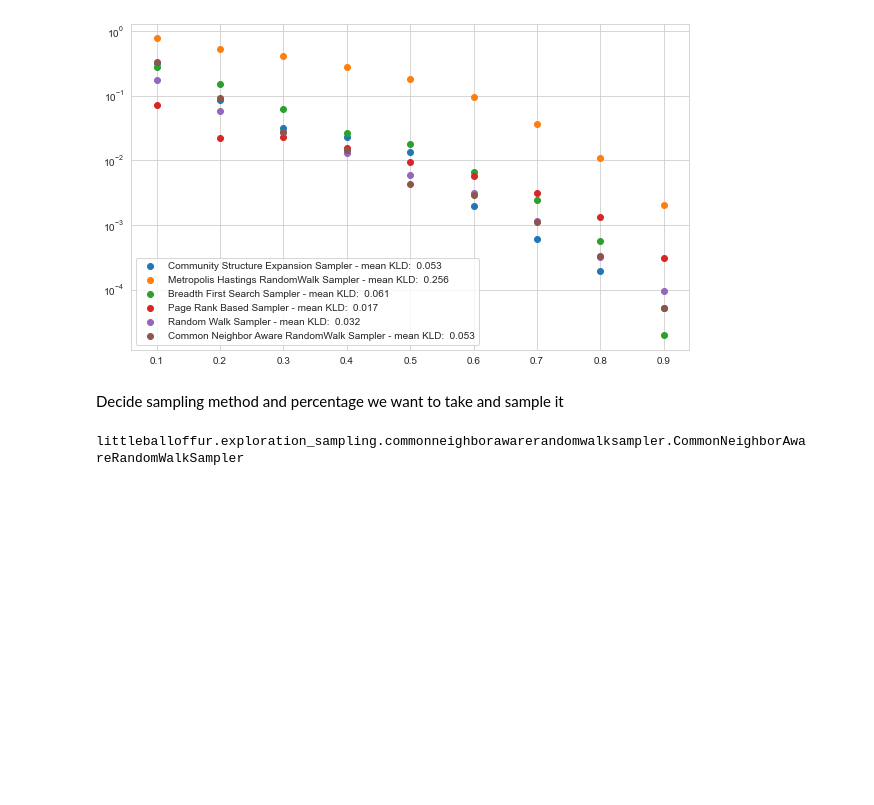
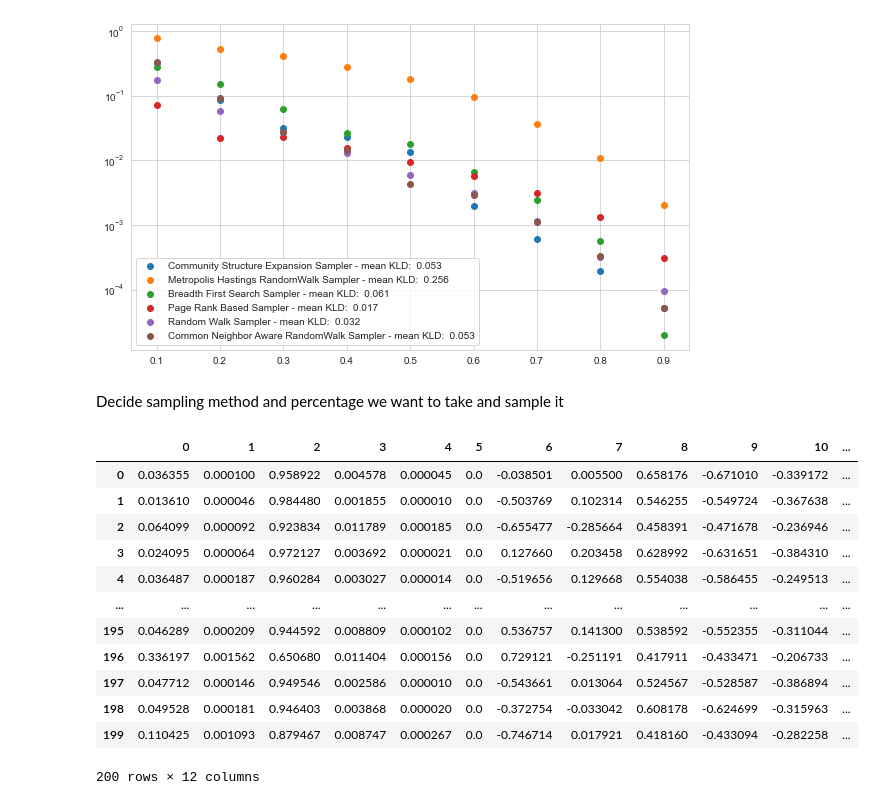
Before and after one commit to zaikoval/regression-on-sampling, a Jupyter notebook: notebooks/regression-on-sampling-experiment.ipynb, the cells around one changed output. Saved outputs shown, nothing was run; the diff lists cells and outputs as text; code cells hidden in the pictures; blank space fills up the shorter version.

```diff
--- a/notebooks/regression-on-sampling-experiment.ipynb
+++ b/notebooks/regression-on-sampling-experiment.ipynb
@@ -103,3 +89,0 @@ nx.draw(fb_1, node_size=50)
-# %%
-model = CommunityStructureExpansionSampler(int(fb_1.number_of_nodes()*0.25), seed=6123)
-sampled = model.sample(nx.convert_node_labels_to_integers(fb_1))
@@ -409,7 +330,41 @@ plt.legend([x[0][1]+' - mean KLD:  '+str(np.round(x[1], decimals=3)) for x in zi
 [figure]
 # %% [markdown]
 Decide sampling method and percentage we want to take and sample it
-# %%
-method
-# %% [output]
-littleballoffur.exploration_sampling.commonneighborawarerandomwalksampler.CommonNeighborAwareRandomWalkSampler
+# %%
+method = PageRankBasedSampler
+percentage = 0.7
+seed = 456
+
+list_of_samples_data = []
+for G in tqdm(graphs):
+    G_num_nodes = G.number_of_nodes()
+    G_num_edges = G.number_of_edges()
+    G = nx.convert_node_labels_to_integers(G)
+    G_density = 2*G_num_edges/(G_num_nodes*(G_num_nodes-1))
+
+    sampled_part_of_nodes = int(G_num_nodes*percentage)
+
+    model = method(sampled_part_of_nodes, seed=seed)
+    sample = model.sample(G)
+    sample = nx.subgraph(G, max(nx.connected_components(sample), key=len)) #max connected component
+
+    sample_freqs = np.array(extract_freqs(sample, 4, random=10))
+
+    list_of_samples_data.append(sample_freqs)
+# %%
+df = pd.DataFrame(list_of_samples_data)
+df
+# %% [output]
+|  | 0 | 1 | 2 | 3 | 4 | 5 | 6 | 7 | 8 | 9 | 10 | ... |
+| 0 | 0.036355 | 0.000100 | 0.958922 | 0.004578 | 0.000045 | 0.0 | -0.038501 | 0.005500 | 0.658176 | -0.671010 | -0.339172 | ... |
+| 1 | 0.013610 | 0.000046 | 0.984480 | 0.001855 | 0.000010 | 0.0 | -0.503769 | 0.102314 | 0.546255 | -0.549724 | -0.367638 | ... |
+| 2 | 0.064099 | 0.000092 | 0.923834 | 0.011789 | 0.000185 | 0.0 | -0.655477 | -0.285664 | 0.458391 | -0.471678 | -0.236946 | ... |
+| 3 | 0.024095 | 0.000064 | 0.972127 | 0.003692 | 0.000021 | 0.0 | 0.127660 | 0.203458 | 0.628992 | -0.631651 | -0.384310 | ... |
+| 4 | 0.036487 | 0.000187 | 0.960284 | 0.003027 | 0.000014 | 0.0 | -0.519656 | 0.129668 | 0.554038 | -0.586455 | -0.249513 | ... |
+| ... | ... | ... | ... | ... | ... | ... | ... | ... | ... | ... | ... | ... |
+| 195 | 0.046289 | 0.000209 | 0.944592 | 0.008809 | 0.000102 | 0.0 | 0.536757 | 0.141300 | 0.538592 | -0.552355 | -0.311044 | ... |
+| 196 | 0.336197 | 0.001562 | 0.650680 | 0.011404 | 0.000156 | 0.0 | 0.729121 | -0.251191 | 0.417911 | -0.433471 | -0.206733 | ... |
+| 197 | 0.047712 | 0.000146 | 0.949546 | 0.002586 | 0.000010 | 0.0 | -0.543661 | 0.013064 | 0.524567 | -0.528587 | -0.386894 | ... |
+| 198 | 0.049528 | 0.000181 | 0.946403 | 0.003868 | 0.000020 | 0.0 | -0.372754 | -0.033042 | 0.608178 | -0.624699 | -0.315963 | ... |
+| 199 | 0.110425 | 0.001093 | 0.879467 | 0.008747 | 0.000267 | 0.0 | -0.746714 | 0.017921 | 0.418160 | -0.433094 | -0.282258 | ... |
+200 rows × 12 columns
```
Also changed, not shown: parts of 18 cells of this notebook.
